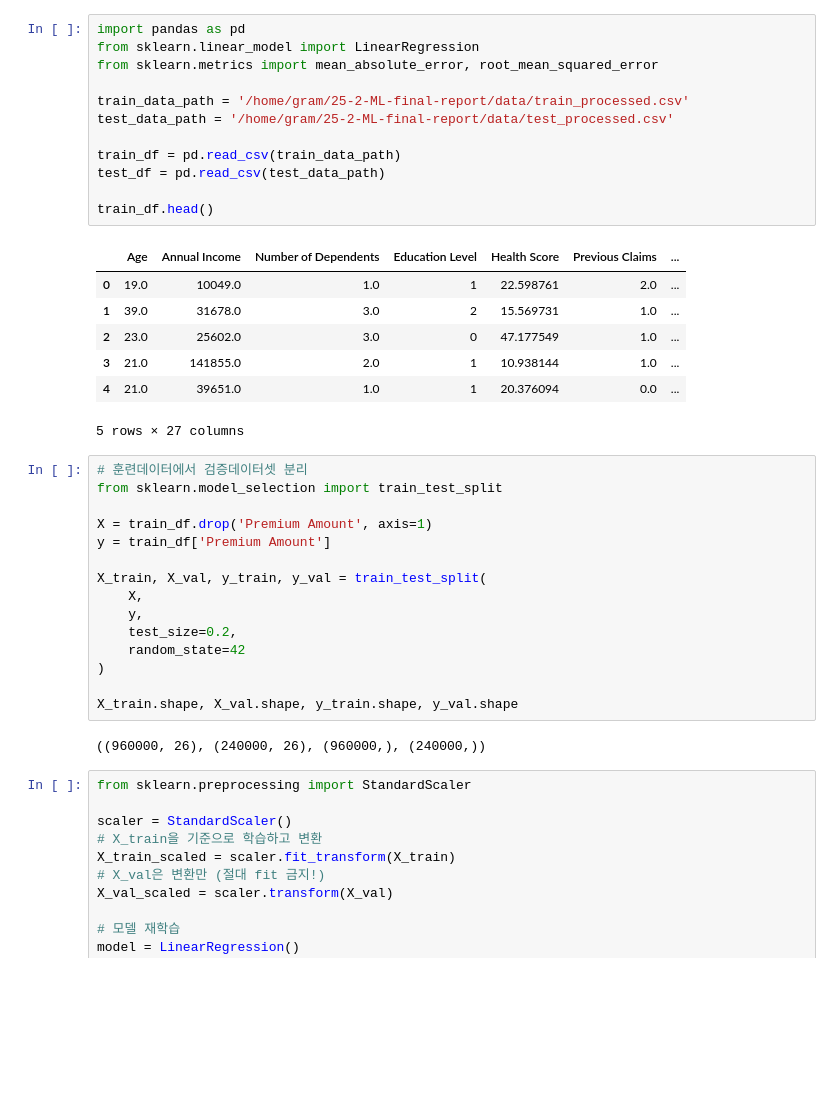
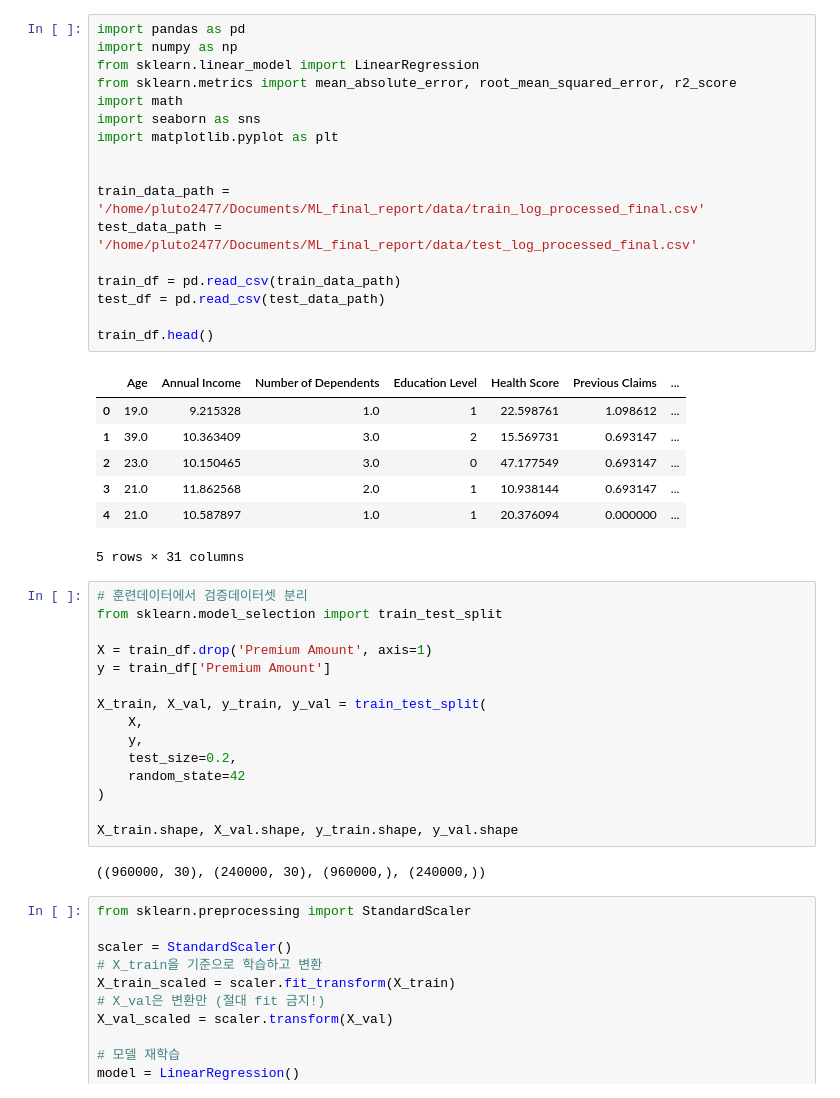
Before and after one commit to Saturn294571/25-2-ML-final-report, a Jupyter notebook: notebooks/lin_base_modeling.ipynb, the cells around one changed output. Saved outputs shown, nothing was run; the diff lists cells and outputs as text; blank space fills up the shorter version.

```diff
--- a/notebooks/lin_base_modeling.ipynb
+++ b/notebooks/lin_base_modeling.ipynb
@@ -1,23 +1,28 @@
 # %%
 import pandas as pd
+import numpy as np
 from sklearn.linear_model import LinearRegression
-from sklearn.metrics import mean_absolute_error, root_mean_squared_error
+from sklearn.metrics import mean_absolute_error, root_mean_squared_error, r2_score
+import math
+import seaborn as sns
+import matplotlib.pyplot as plt
 
-train_data_path = '/home/gram/25-2-ML-final-report/data/train_processed.csv'
-test_data_path = '/home/gram/25-2-ML-final-report/data/test_processed.csv'
+
+train_data_path = '/home/pluto2477/Documents/ML_final_report/data/train_log_processed_final.csv'
+test_data_path = '/home/pluto2477/Documents/ML_final_report/data/test_log_processed_final.csv'
 
 train_df = pd.read_csv(train_data_path)
 test_df = pd.read_csv(test_data_path)
 
 train_df.head()
 # %% [output]
 |  | Age | Annual Income | Number of Dependents | Education Level | Health Score | Previous Claims | ... |
-| 0 | 19.0 | 10049.0 | 1.0 | 1 | 22.598761 | 2.0 | ... |
-| 1 | 39.0 | 31678.0 | 3.0 | 2 | 15.569731 | 1.0 | ... |
-| 2 | 23.0 | 25602.0 | 3.0 | 0 | 47.177549 | 1.0 | ... |
-| 3 | 21.0 | 141855.0 | 2.0 | 1 | 10.938144 | 1.0 | ... |
-| 4 | 21.0 | 39651.0 | 1.0 | 1 | 20.376094 | 0.0 | ... |
+| 0 | 19.0 | 9.215328 | 1.0 | 1 | 22.598761 | 1.098612 | ... |
+| 1 | 39.0 | 10.363409 | 3.0 | 2 | 15.569731 | 0.693147 | ... |
+| 2 | 23.0 | 10.150465 | 3.0 | 0 | 47.177549 | 0.693147 | ... |
+| 3 | 21.0 | 11.862568 | 2.0 | 1 | 10.938144 | 0.693147 | ... |
+| 4 | 21.0 | 10.587897 | 1.0 | 1 | 20.376094 | 0.000000 | ... |
-5 rows × 27 columns
+5 rows × 31 columns
 # %%
 # 훈련데이터에서 검증데이터셋 분리
 from sklearn.model_selection import train_test_split
@@ -34,7 +39,7 @@ X_train, X_val, y_train, y_val = train_test_split(
 
 X_train.shape, X_val.shape, y_train.shape, y_val.shape
 # %% [output]
-((960000, 26), (240000, 26), (960000,), (240000,))
+((960000, 30), (240000, 30), (960000,), (240000,))
 # %%
 from sklearn.preprocessing import StandardScaler
 
```
Also changed, not shown: parts of 8 cells of this notebook, 4 other files.
